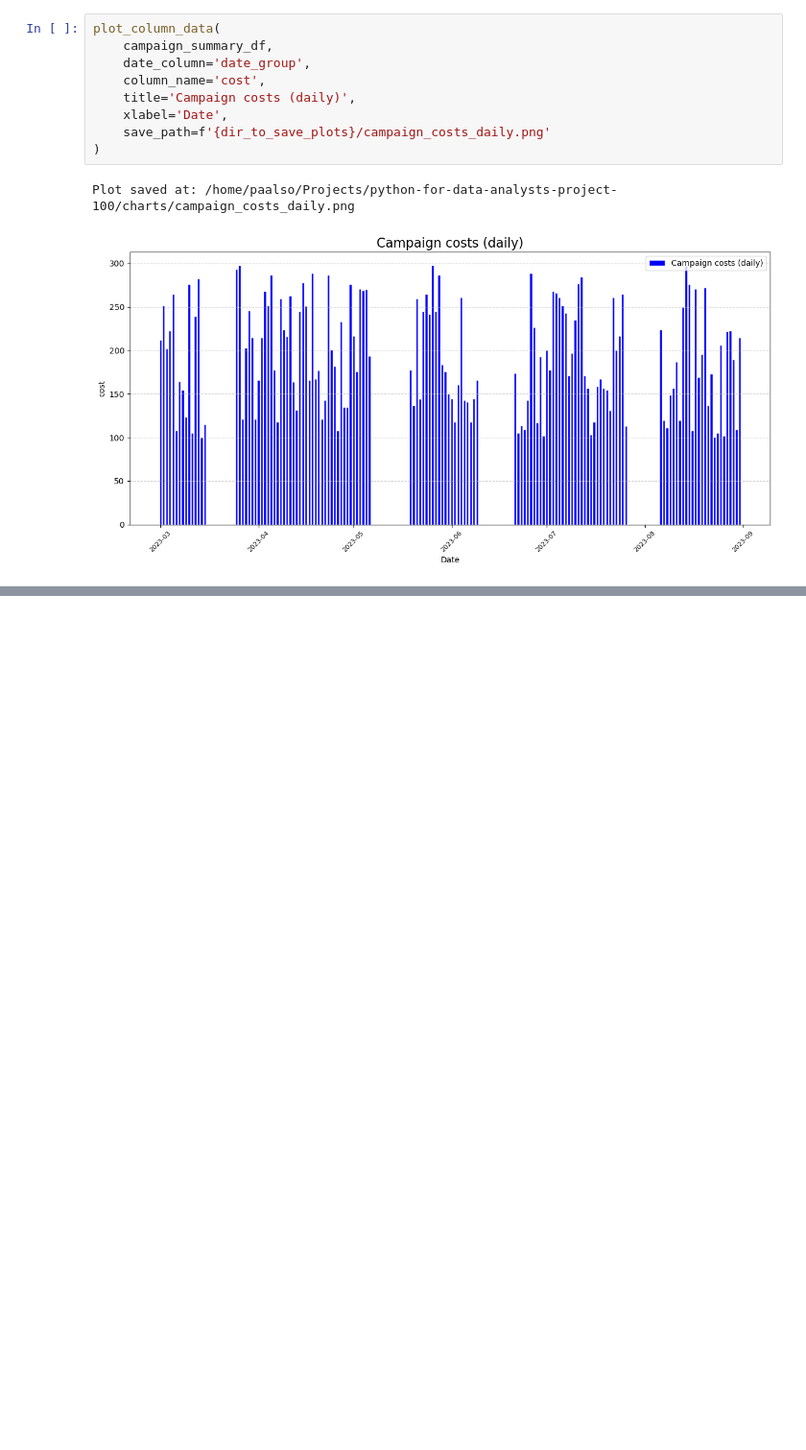
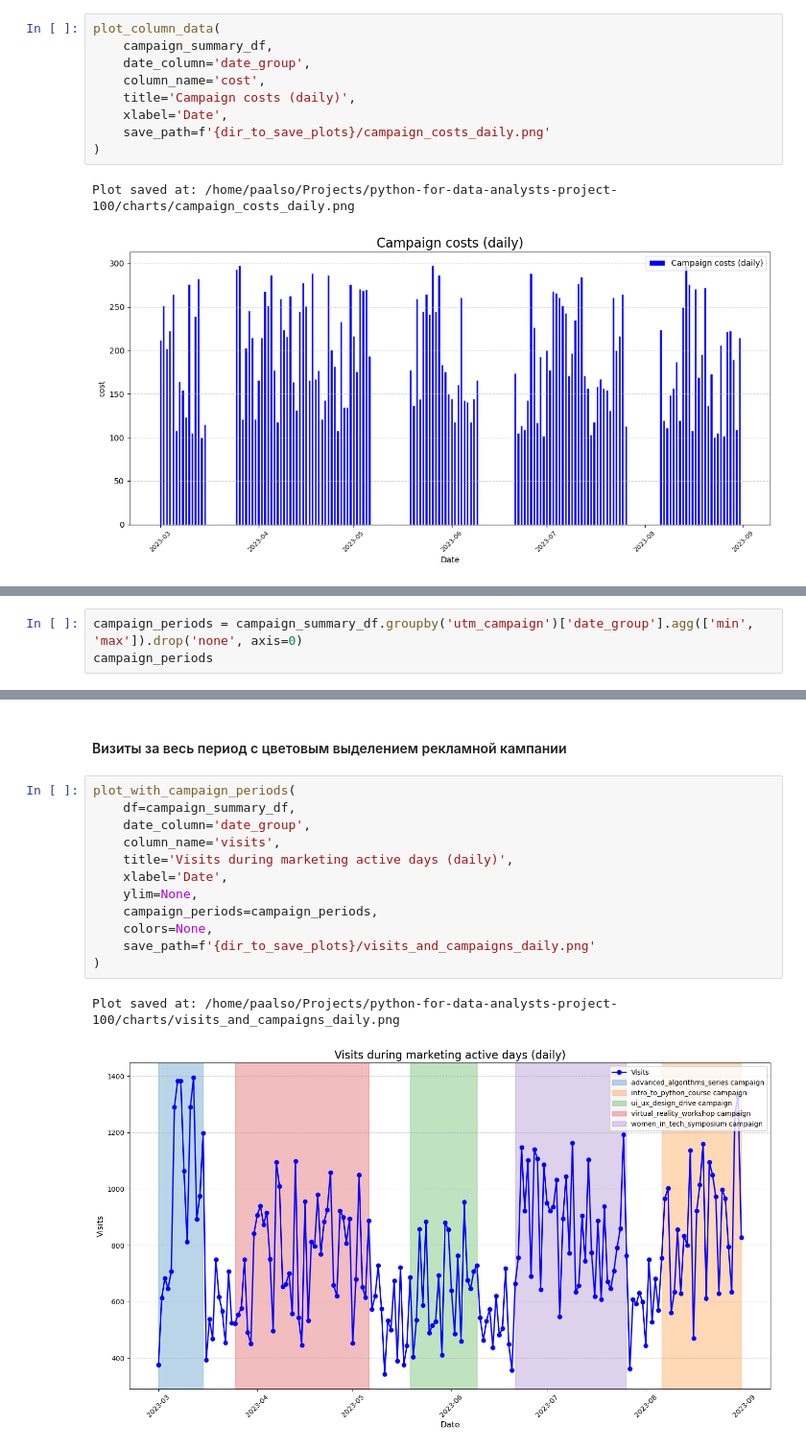
Before and after one commit to paalso/python-for-data-analysts-project-100, a Jupyter notebook: charts_project.ipynb, the cells around one changed output, grey strips where cells are left out. Shown at 96% size. Drawn from its saved outputs; the diff is of its cells as text; blank space fills up the shorter version.

```diff
--- a/charts_project.ipynb
+++ b/charts_project.ipynb
@@ -1078,0 +1146,3 @@ campaign_summary_df.bgbgbgbgbgb
+# %%
+campaign_periods = campaign_summary_df.groupby('utm_campaign')['date_group'].agg(['min', 'max']).drop('none', axis=0)
+campaign_periods
@@ -1078,0 +1168,17 @@ campaign_summary_df.bgbgbgbgbgb
+# %% [markdown]
+#### Визиты за весь период с цветовым выделением рекламной кампании
+# %%
+plot_with_campaign_periods(
+    df=campaign_summary_df,
+    date_column='date_group',
+    column_name='visits',
+    title='Visits during marketing active days (daily)',
+    xlabel='Date',
+    ylim=None,
+    campaign_periods=campaign_periods,
+    colors=None,
+    save_path=f'{dir_to_save_plots}/visits_and_campaigns_daily.png'
+)
+# %% [output]
+Plot saved at: /home/paalso/Projects/python-for-data-analysts-project-100/charts/visits_and_campaigns_daily.png
+[figure, added]
```
Also changed, not shown: parts of 19 cells of this notebook, 4 other files.
